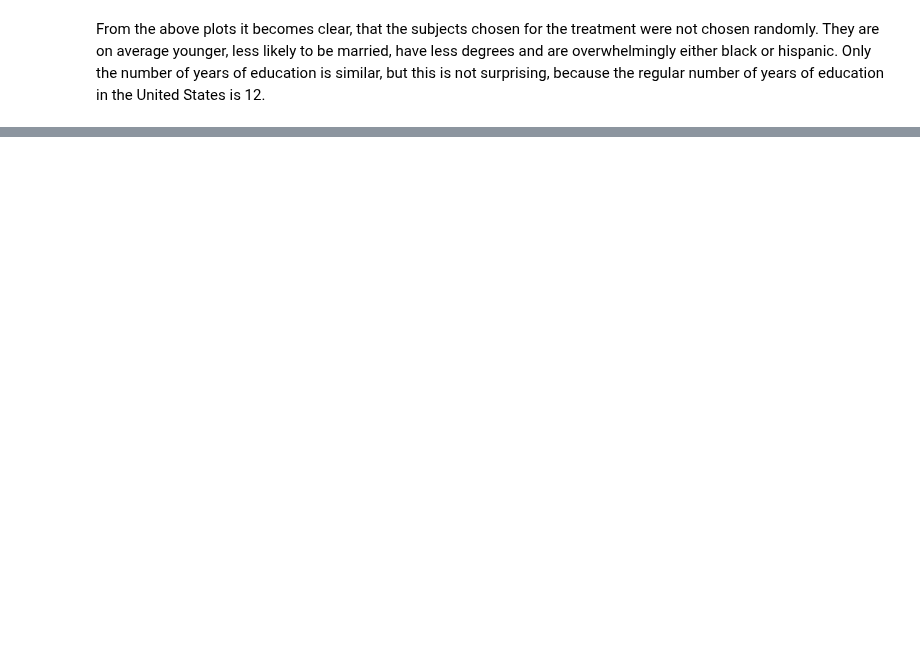
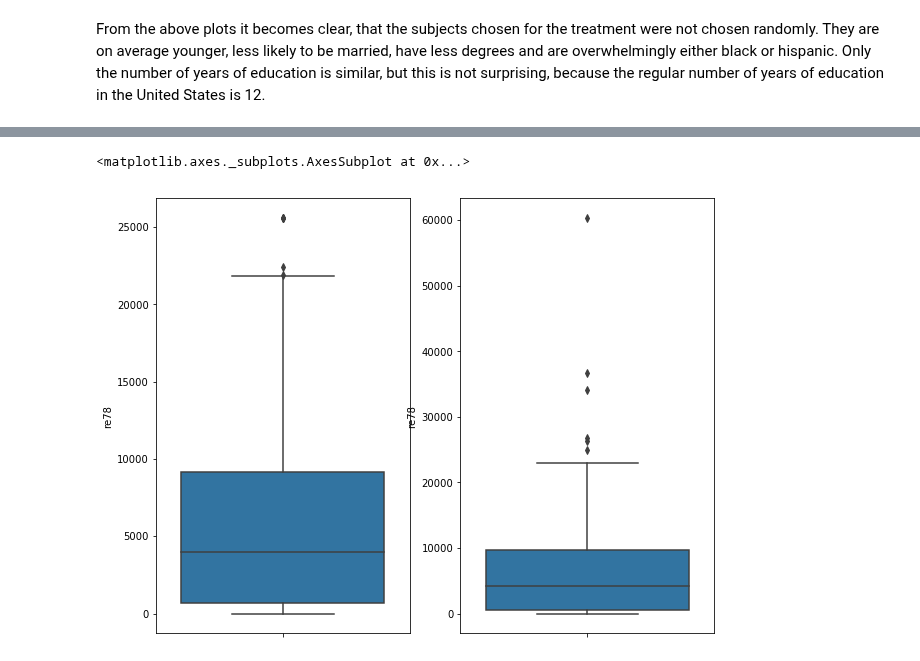
Before and after one commit to roman-bachmann/prayingmantissa, a Jupyter notebook: homework04/notebook.ipynb, the cells around one changed output, grey strips where cells are left out. Saved outputs shown, nothing was run; the diff lists cells and outputs as text; code cells hidden in the pictures; blank space fills up the shorter version.

```diff
--- a/homework04/notebook.ipynb
+++ b/homework04/notebook.ipynb
@@ -81,0 +100,10 @@ sns.barplot(x = 'treat',y ='re78', data = lalonde,ax = axs[2])
+# %%
+#new and better
+
+G = nx.Graph()
+
+for _,t in treated.iterrows():
+    for _,n in non_treated.iterrows():
+        w = -np.abs(t.propensity-n.propensity)
+        G.add_edge(t.id,n.id,weight=w)
+match = nx.max_weight_matching(G,True)
@@ -81,0 +112,30 @@ sns.barplot(x = 'treat',y ='re78', data = lalonde,ax = axs[2])
+# %%
+#initialize a networkx graph
+G = nx.Graph()
+
+#list with propensity scores of treated subjects
+treated_prop = lalonde[(lalonde.treat == 1)].propensity
+
+#list with propensity scores of untreated subjects
+not_treated_prop = lalonde[(lalonde.treat == 0)].propensity
+
+#loop over all
+for i in np.arange(treated_prop.count()):
+    for j in np.arange(not_treated_prop.count()):
+        w = -np.abs(treated_prop.iloc[i]-not_treated_prop.iloc[j])
+        G.add_edge(lalonde[(lalonde.treat == 1)].iloc[i].id, lalonde[(lalonde.treat == 1)].iloc[j].id, weight=w)
+
+match = nx.max_weight_matching(G, True,)
+# %%
+#find the 185 matched subjects
+counter = 1
+values = []
+for k,v in match.items():
+    values.append(v)
+    counter += 1
+    if counter > 185:
+        break
+
+
+matched = lalonde[(lalonde.treat == 0)].iloc[values]
+matched.head()
@@ -81,0 +149,7 @@ sns.barplot(x = 'treat',y ='re78', data = lalonde,ax = axs[2])
+# %%
+fig, axs = plt.subplots(1,2, figsize=(10, 8))
+sns.boxplot(y=matched.re78, data=matched,ax = axs[0])
+sns.boxplot(y=treated.re78, data=treated,ax = axs[1])
+# %% [output]
+<matplotlib.axes._subplots.AxesSubplot at 0x...>
+[figure, added]
```
Also changed, not shown: parts of 11 cells of this notebook.
